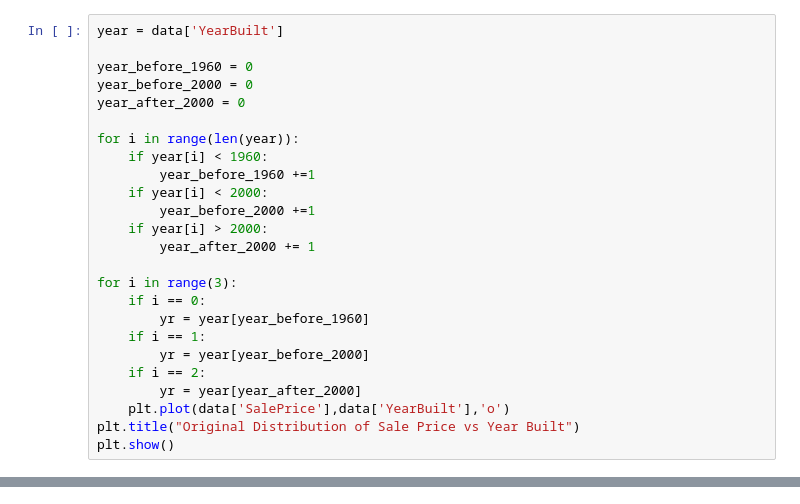
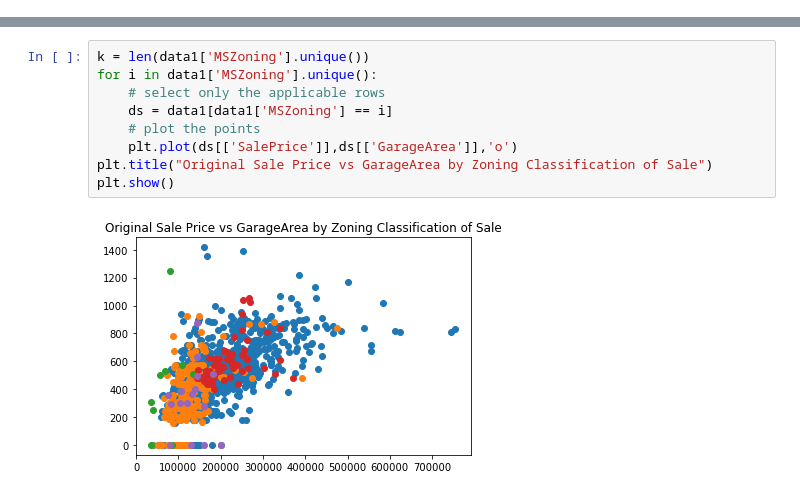
Before and after one commit to SarahNadeau/datascience-projectB, a Jupyter notebook: Project Part D - K means clustering.ipynb, the cells around one changed output, grey strips where cells are left out. Cells and saved outputs as stored; diff of their text form.

```diff
--- a/Project Part D - K means clustering.ipynb
+++ b/Project Part D - K means clustering.ipynb
@@ -30,25 +11,0 @@ print(data1)
-# %%
-year = data['YearBuilt']
-
-year_before_1960 = 0
-year_before_2000 = 0
-year_after_2000 = 0
-
-for i in range(len(year)):
-    if year[i] < 1960:
-        year_before_1960 +=1
-    if year[i] < 2000:
-        year_before_2000 +=1
-    if year[i] > 2000:
-        year_after_2000 += 1
-
-for i in range(3):
-    if i == 0:
-        yr = year[year_before_1960]
-    if i == 1:
-        yr = year[year_before_2000]
-    if i == 2:
-        yr = year[year_after_2000]
-    plt.plot(data['SalePrice'],data['YearBuilt'],'o')
-plt.title("Original Distribution of Sale Price vs Year Built")
-plt.show()
@@ -57,2 +12,13 @@ plt.show()
+# %%
+k = len(data1['MSZoning'].unique())
+for i in data1['MSZoning'].unique():
+    # select only the applicable rows
+    ds = data1[data1['MSZoning'] == i]
+    # plot the points
+    plt.plot(ds[['SalePrice']],ds[['GarageArea']],'o')
+plt.title("Original Sale Price vs GarageArea by Zoning Classification of Sale")
+plt.show()
+# %% [output]
+[figure, added]
 # %%
 from sklearn import cluster
```
Also changed, not shown: parts of 3 cells of this notebook.
